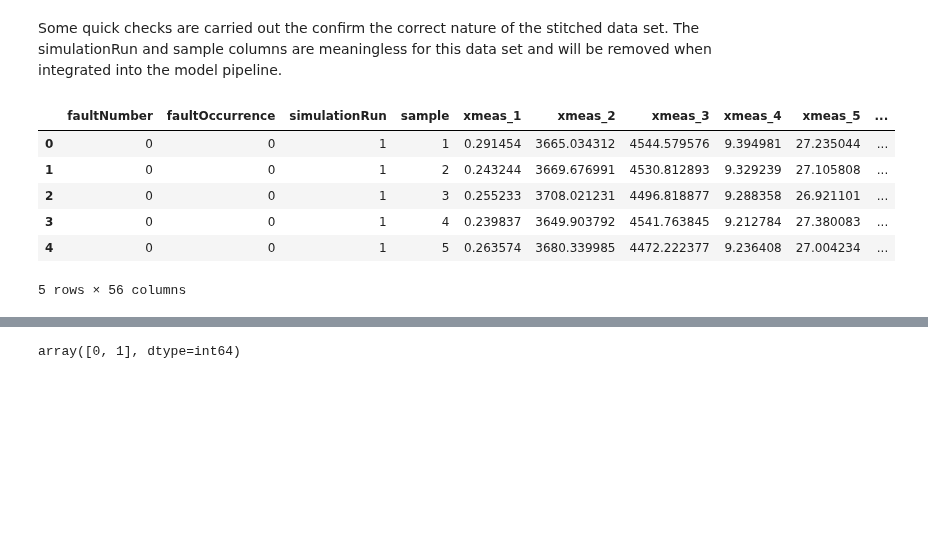
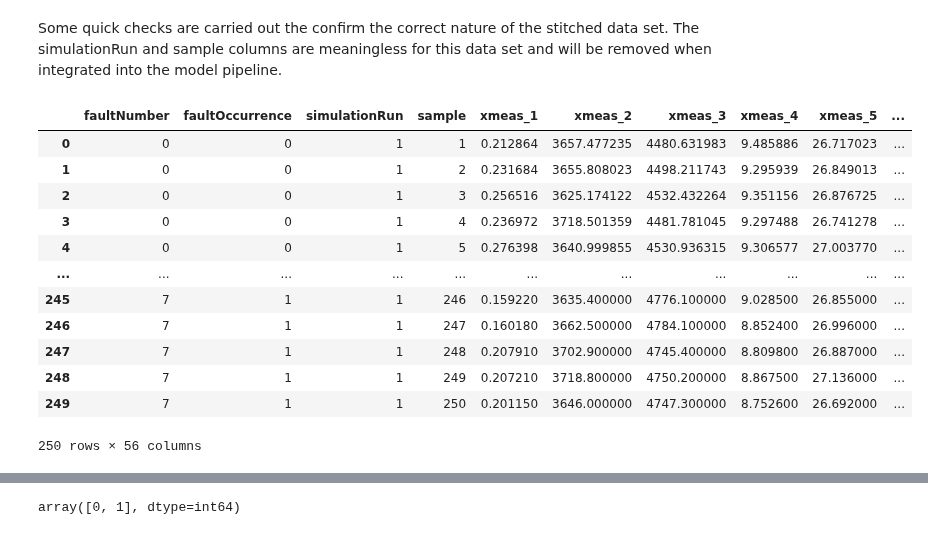
Before and after one commit to bns1808/MECE788Group1, a Jupyter notebook: main/RF and LSTM combined - TK.ipynb, the cells around one changed output, grey strips where cells are left out. Cells and saved outputs as stored; diff of their text form; code cells hidden in the pictures; blank space fills up the shorter version.

```diff
--- a/main/RF and LSTM combined - TK.ipynb
+++ b/main/RF and LSTM combined - TK.ipynb
@@ -232,8 +237,8 @@ for i in range(num_sets):
     start_index = i * total_points
 
     # Generate synthetic rows for the beginning and end
-    num_synthetic_rows_start = np.random.randint(1, 1001)  # Generate random number between 1 and 1000 for the start
-    num_synthetic_rows_end = np.random.randint(1, 1001)  # Generate random number between 1 and 1000 for the end
+    num_synthetic_rows_start = np.random.randint(1, 251)  # Generate random number between 1 and 250 for the start
+    num_synthetic_rows_end = np.random.randint(1, 251)  # Generate random number between 1 and 250 for the end
     synthetic_rows_start = generate_synthetic_rows(avg, std, max_rows=num_synthetic_rows_start)
     synthetic_rows_end = generate_synthetic_rows(avg, std, max_rows=num_synthetic_rows_end)
 
@@ -263,15 +268,21 @@ reconstructed_df = reconstructed_last_480_full_df.copy()
 # %% [markdown]
 Some quick checks are carried out the confirm the correct nature of the stitched data set. The simulationRun and sample columns are meaningless for this data set and will be removed when integrated into the model pipeline.
 # %%
-reconstructed_df.head(5)
+reconstructed_df.head(250)
 # %% [output]
 |  | faultNumber | faultOccurrence | simulationRun | sample | xmeas_1 | xmeas_2 | xmeas_3 | xmeas_4 | xmeas_5 | ... |
-| 0 | 0 | 0 | 1 | 1 | 0.291454 | 3665.034312 | 4544.579576 | 9.394981 | 27.235044 | ... |
-| 1 | 0 | 0 | 1 | 2 | 0.243244 | 3669.676991 | 4530.812893 | 9.329239 | 27.105808 | ... |
-| 2 | 0 | 0 | 1 | 3 | 0.255233 | 3708.021231 | 4496.818877 | 9.288358 | 26.921101 | ... |
-| 3 | 0 | 0 | 1 | 4 | 0.239837 | 3649.903792 | 4541.763845 | 9.212784 | 27.380083 | ... |
-| 4 | 0 | 0 | 1 | 5 | 0.263574 | 3680.339985 | 4472.222377 | 9.236408 | 27.004234 | ... |
+| 0 | 0 | 0 | 1 | 1 | 0.212864 | 3657.477235 | 4480.631983 | 9.485886 | 26.717023 | ... |
+| 1 | 0 | 0 | 1 | 2 | 0.231684 | 3655.808023 | 4498.211743 | 9.295939 | 26.849013 | ... |
+| 2 | 0 | 0 | 1 | 3 | 0.256516 | 3625.174122 | 4532.432264 | 9.351156 | 26.876725 | ... |
+| 3 | 0 | 0 | 1 | 4 | 0.236972 | 3718.501359 | 4481.781045 | 9.297488 | 26.741278 | ... |
+| 4 | 0 | 0 | 1 | 5 | 0.276398 | 3640.999855 | 4530.936315 | 9.306577 | 27.003770 | ... |
+| ... | ... | ... | ... | ... | ... | ... | ... | ... | ... | ... |
+| 245 | 7 | 1 | 1 | 246 | 0.159220 | 3635.400000 | 4776.100000 | 9.028500 | 26.855000 | ... |
+| 246 | 7 | 1 | 1 | 247 | 0.160180 | 3662.500000 | 4784.100000 | 8.852400 | 26.996000 | ... |
+| 247 | 7 | 1 | 1 | 248 | 0.207910 | 3702.900000 | 4745.400000 | 8.809800 | 26.887000 | ... |
+| 248 | 7 | 1 | 1 | 249 | 0.207210 | 3718.800000 | 4750.200000 | 8.867500 | 27.136000 | ... |
+| 249 | 7 | 1 | 1 | 250 | 0.201150 | 3646.000000 | 4747.300000 | 8.752600 | 26.692000 | ... |
-5 rows × 56 columns
+250 rows × 56 columns
 # %%
 reconstructed_df['faultNumber'].unique()
 # %% [output]
```
Also changed, not shown: parts of 6 cells of this notebook.
